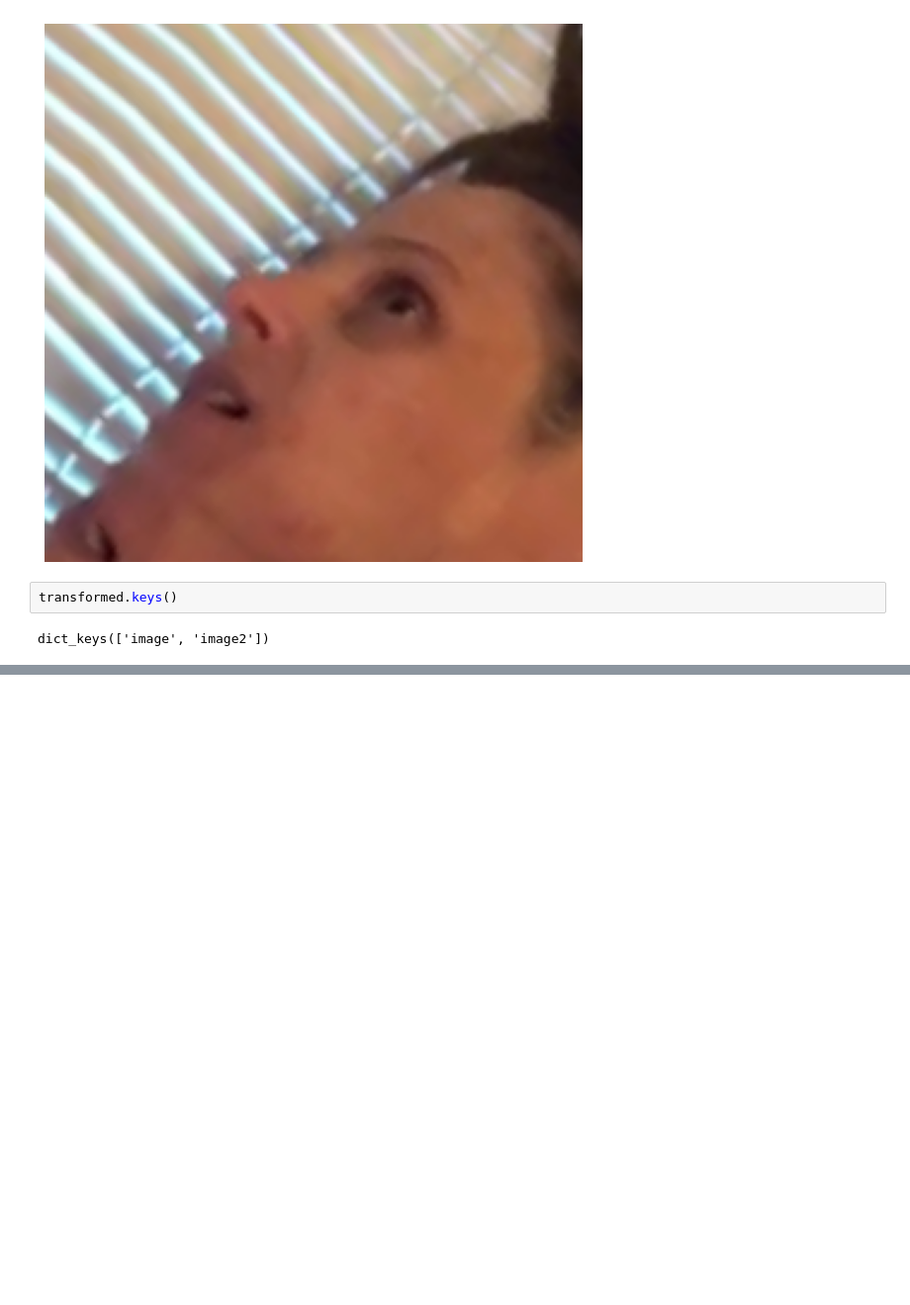
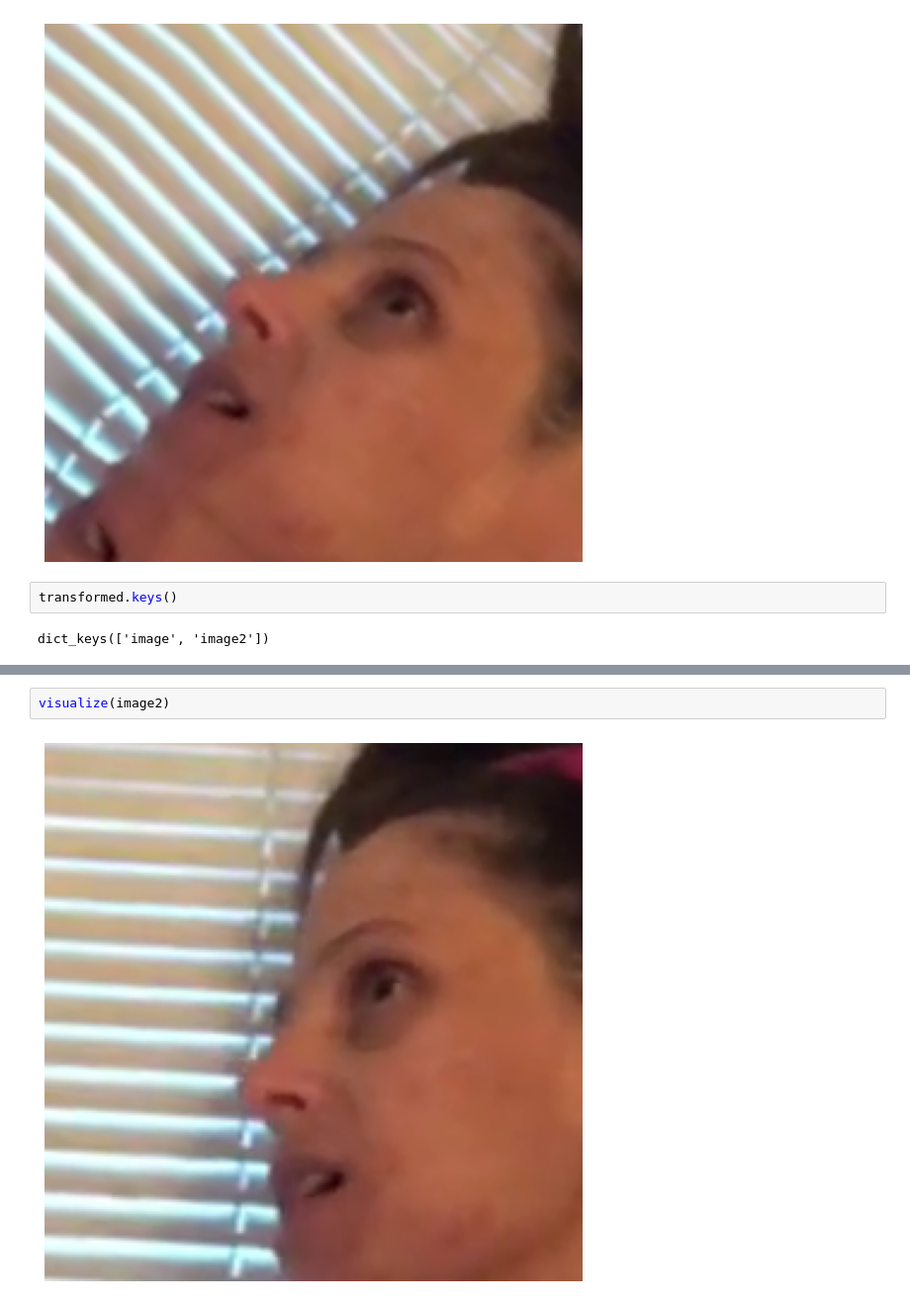
Before and after one commit to AugustasMacys/BachelorThesis, a Jupyter notebook: PlayWithImages.ipynb, the cells around one changed output, grey strips where cells are left out. Shown at 99% size. Saved outputs shown, nothing was run; the diff lists cells and outputs as text; blank space fills up the shorter version.

```diff
--- a/PlayWithImages.ipynb
+++ b/PlayWithImages.ipynb
@@ -186,0 +199,4 @@ dict_keys(['image', 'image2'])
+# %%
+visualize(image2)
+# %% [output]
+[figure, added]
```
Also changed, not shown: parts of 4 cells of this notebook, 23 other files.
